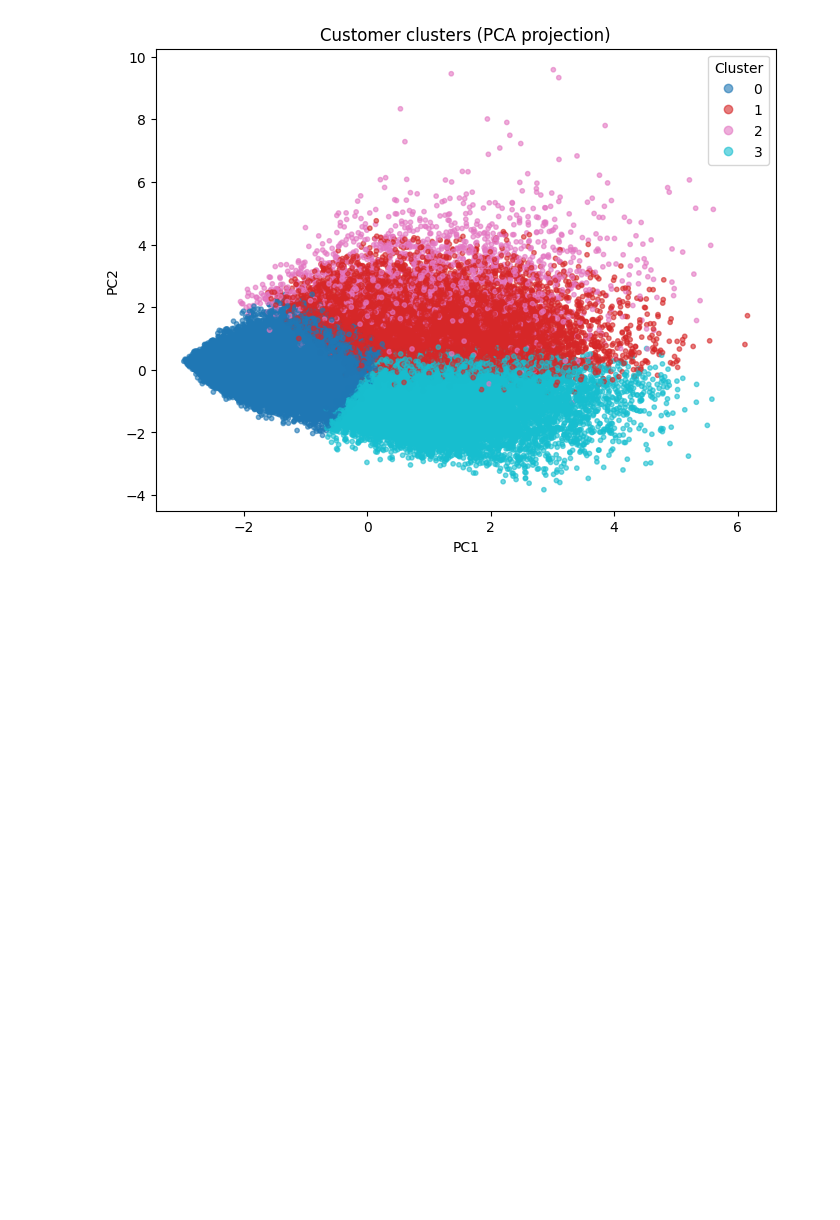
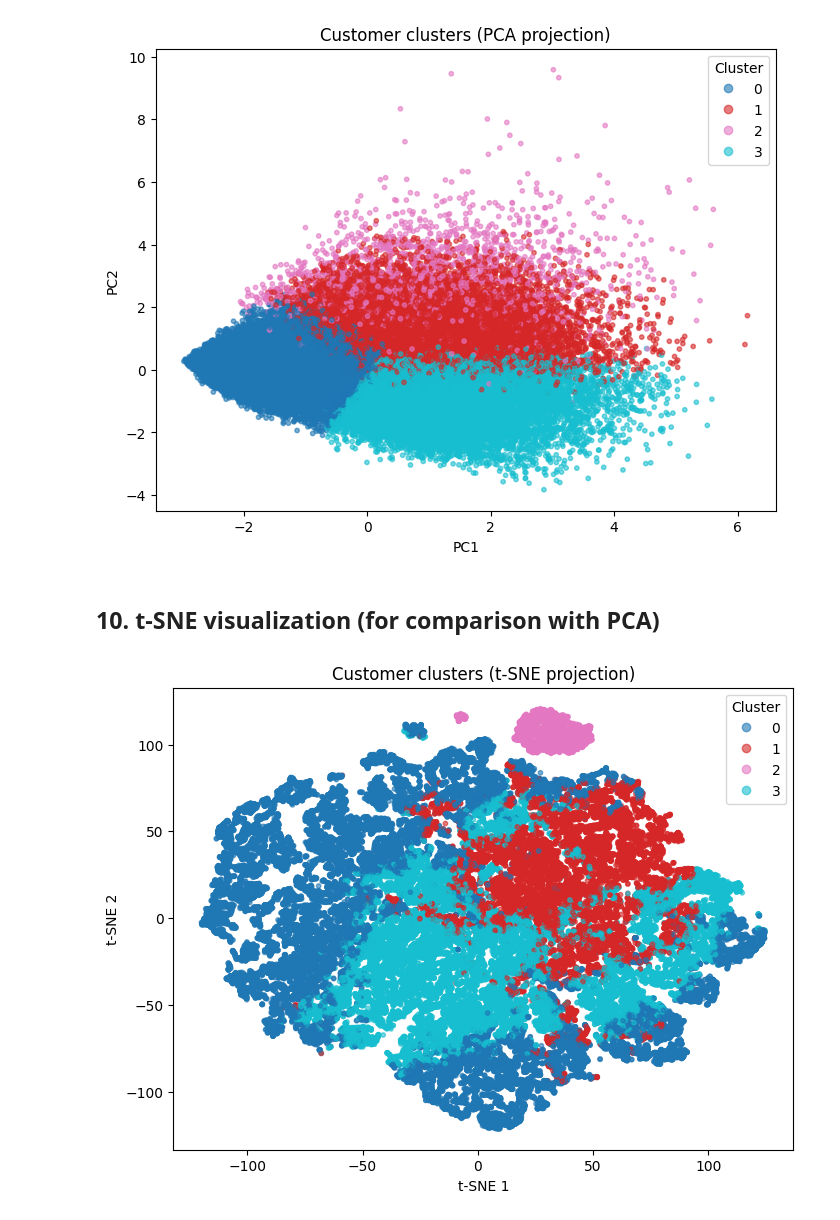
Before and after one commit to ASdata1/Ecommerce-growth-diagnostics, a Jupyter notebook: notebooks/segmentation.ipynb, the cells around one changed output. Drawn from its saved outputs; the diff is of its cells as text; code cells hidden in the pictures; blank space fills up the shorter version.

Commit message:
Update customer segmentation notebook
Co-Authored-By: Claude Sonnet 5.5 <noreply@anthropic.com>

```diff
--- a/notebooks/segmentation.ipynb
+++ b/notebooks/segmentation.ipynb
@@ -189,3 +189,22 @@ plt.legend(*scatter.legend_elements(), title="Cluster")
 plt.show()
 # %% [output]
 [figure]
+# %% [markdown]
+## 10. t-SNE visualization (for comparison with PCA)
+# %%
+from sklearn.manifold import TSNE
+
+tsne = TSNE(n_components=2, perplexity=30, random_state=42, init="pca")
+X_tsne = tsne.fit_transform(X_scaled)
+
+plt.figure(figsize=(8, 6))
+scatter = plt.scatter(
+    X_tsne[:, 0], X_tsne[:, 1], c=customers_clean["cluster"], cmap="tab10", s=10, alpha=0.6
+)
+plt.xlabel("t-SNE 1")
+plt.ylabel("t-SNE 2")
+plt.title("Customer clusters (t-SNE projection)")
+plt.legend(*scatter.legend_elements(), title="Cluster")
+plt.show()
+# %% [output]
+[figure, added]
```
